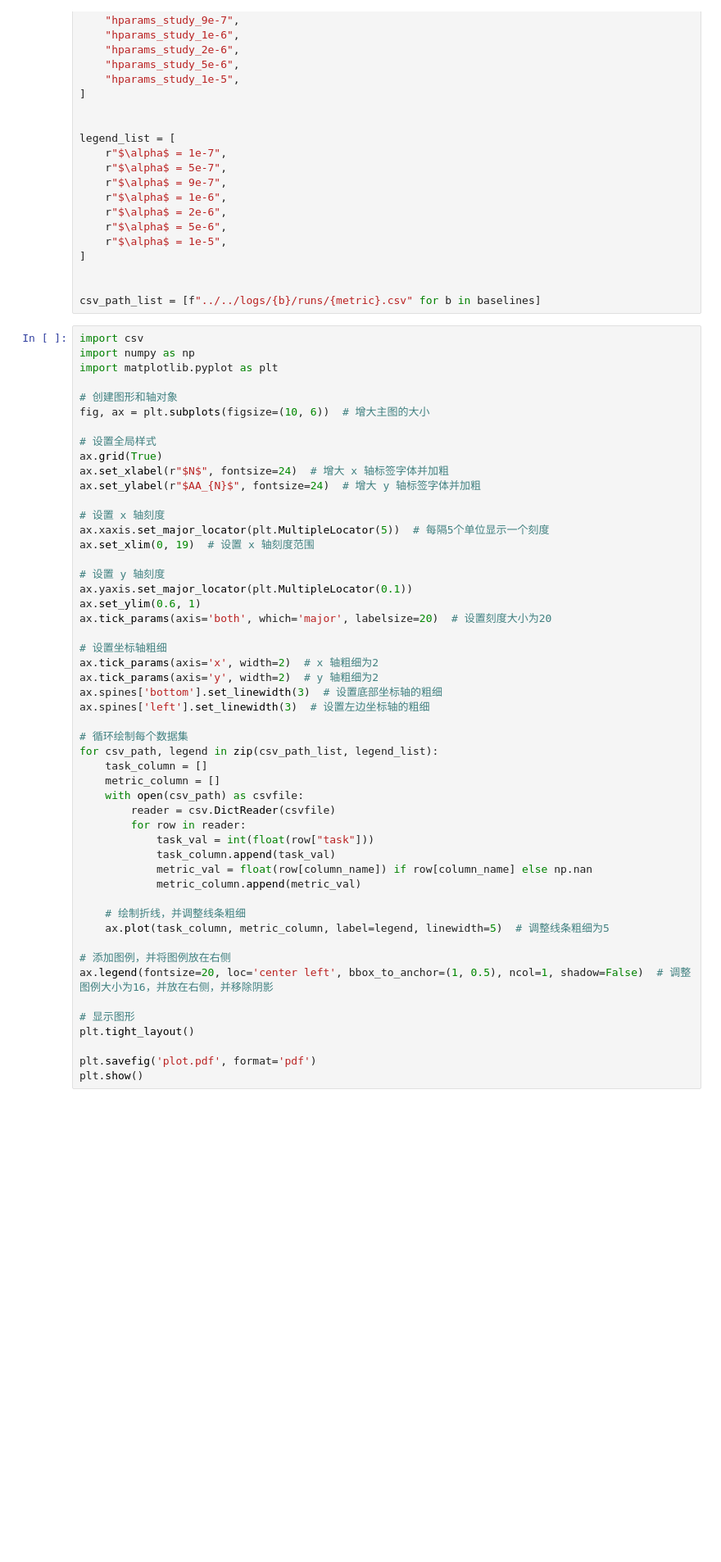
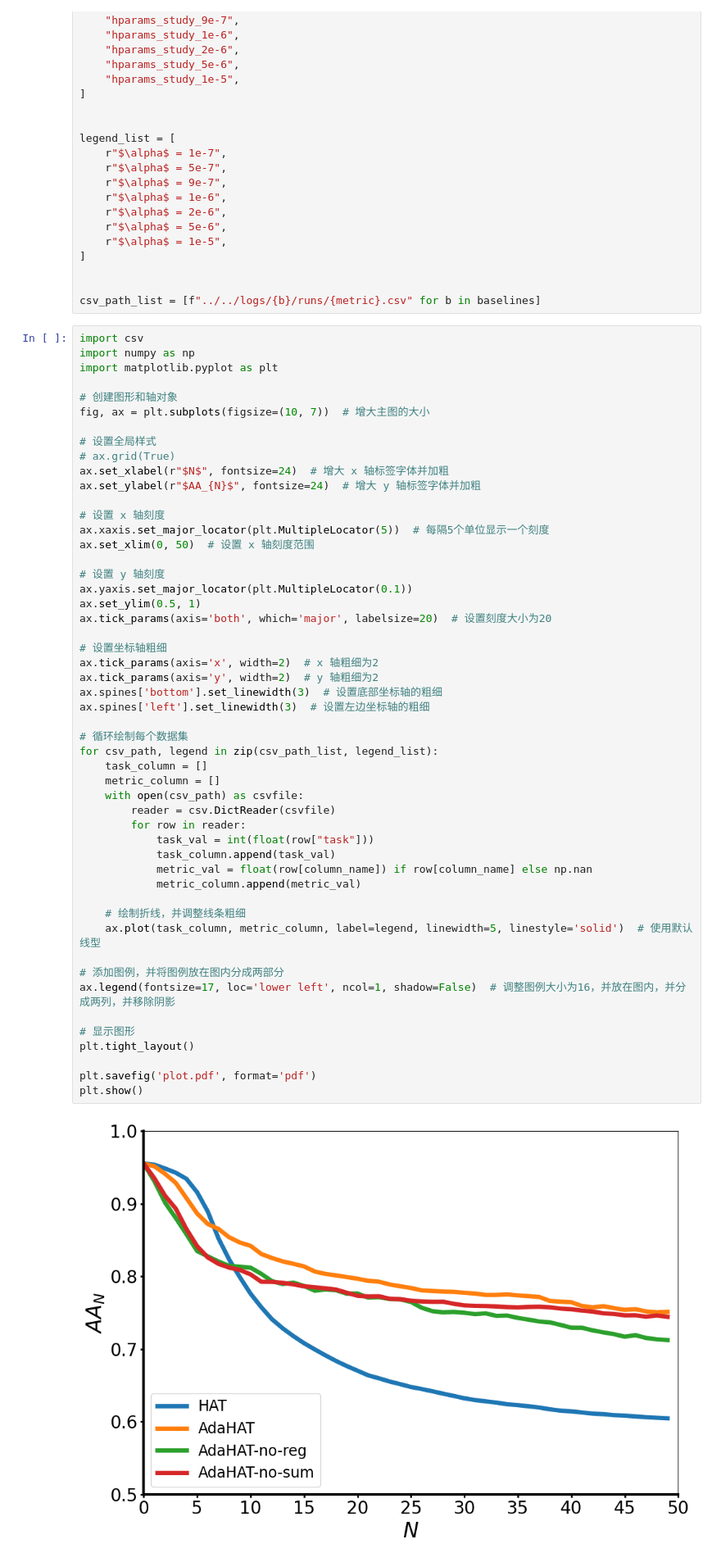
Before and after one commit to pengxiang-wang/continual-learning-arena-legacy, a Jupyter notebook: notebooks/visualisation/visualising_metrics.ipynb, the cells around one changed output. Shown: that part at 82% size. Drawn from its saved outputs; the diff is of its cells as text; blank space fills up the shorter version.

```diff
--- a/notebooks/visualisation/visualising_metrics.ipynb
+++ b/notebooks/visualisation/visualising_metrics.ipynb
@@ -109,48 +107,50 @@ import numpy as np
 import matplotlib.pyplot as plt
 
 # 创建图形和轴对象
-fig, ax = plt.subplots(figsize=(10, 6))  # 增大主图的大小
+fig, ax = plt.subplots(figsize=(10, 7))  # 增大主图的大小
 
 # 设置全局样式
-ax.grid(True)
+# ax.grid(True)
 ax.set_xlabel(r"$N$", fontsize=24)  # 增大 x 轴标签字体并加粗
 ax.set_ylabel(r"$AA_{N}$", fontsize=24)  # 增大 y 轴标签字体并加粗
 
 # 设置 x 轴刻度
 ax.xaxis.set_major_locator(plt.MultipleLocator(5))  # 每隔5个单位显示一个刻度
-ax.set_xlim(0, 19)  # 设置 x 轴刻度范围
+ax.set_xlim(0, 50)  # 设置 x 轴刻度范围
 
 # 设置 y 轴刻度
 ax.yaxis.set_major_locator(plt.MultipleLocator(0.1))
-ax.set_ylim(0.6, 1)
+ax.set_ylim(0.5, 1)
 ax.tick_params(axis='both', which='major', labelsize=20)  # 设置刻度大小为20
 
 # 设置坐标轴粗细
 ax.tick_params(axis='x', width=2)  # x 轴粗细为2
 ax.tick_params(axis='y', width=2)  # y 轴粗细为2
 ax.spines['bottom'].set_linewidth(3)  # 设置底部坐标轴的粗细
 ax.spines['left'].set_linewidth(3)  # 设置左边坐标轴的粗细
 
 # 循环绘制每个数据集
 for csv_path, legend in zip(csv_path_list, legend_list):
     task_column = []
     metric_column = []
     with open(csv_path) as csvfile:
         reader = csv.DictReader(csvfile)
         for row in reader:
             task_val = int(float(row["task"]))
             task_column.append(task_val)
             metric_val = float(row[column_name]) if row[column_name] else np.nan
             metric_column.append(metric_val)
 
     # 绘制折线，并调整线条粗细
-    ax.plot(task_column, metric_column, label=legend, linewidth=5)  # 调整线条粗细为5
+    ax.plot(task_column, metric_column, label=legend, linewidth=5, linestyle='solid')  # 使用默认线型
 
-# 添加图例，并将图例放在右侧
-ax.legend(fontsize=20, loc='center left', bbox_to_anchor=(1, 0.5), ncol=1, shadow=False)  # 调整图例大小为16，并放在右侧，并移除阴影
+# 添加图例，并将图例放在图内分成两部分
+ax.legend(fontsize=17, loc='lower left', ncol=1, shadow=False)  # 调整图例大小为16，并放在图内，并分成两列，并移除阴影
 
 # 显示图形
 plt.tight_layout()
 
 plt.savefig('plot.pdf', format='pdf')
 plt.show()
+# %% [output]
+[figure, added]
```
Also changed, not shown: parts of 2 cells of this notebook, 13 other files.
